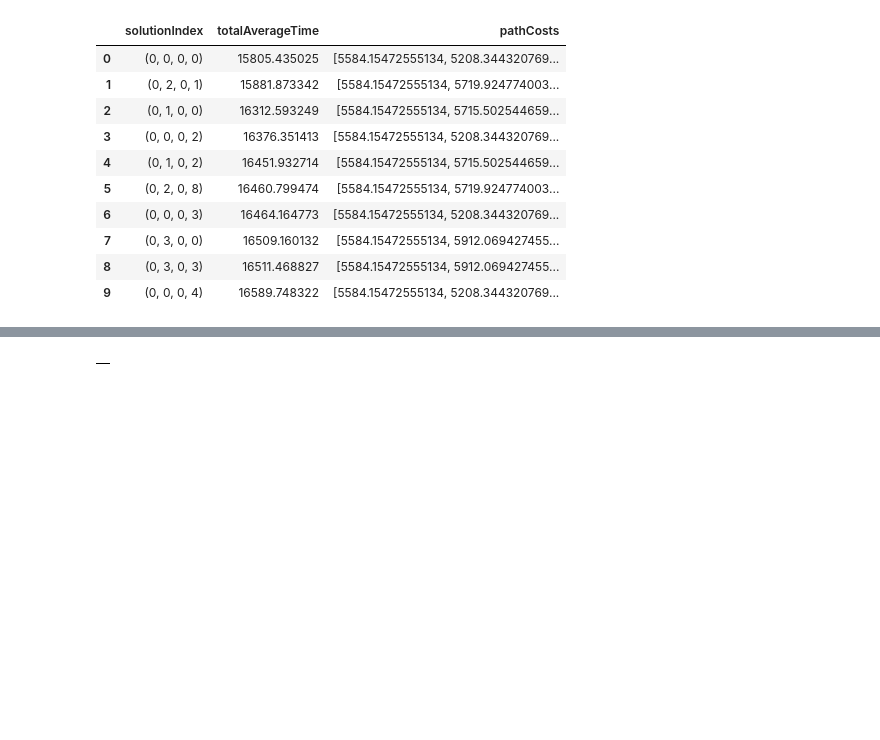
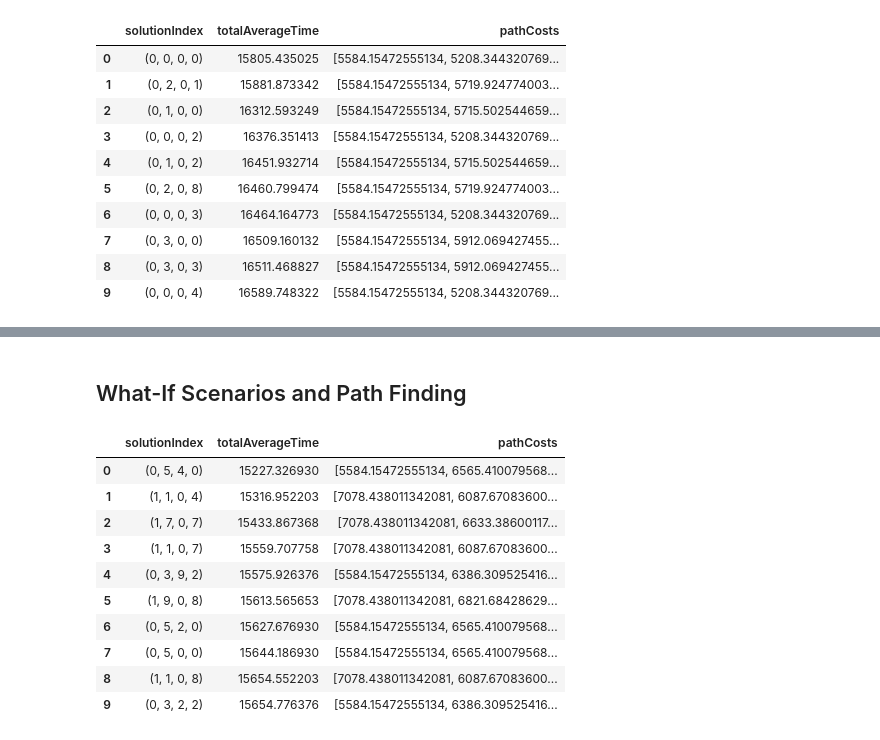
Before and after one commit to neo4j-product-examples/supply-chain-logistics-demo, a Jupyter notebook: part3-path-finding-and-what-if/route-finding-demo.ipynb, the cells around one changed output, grey strips where cells are left out. Cells and saved outputs as stored; diff of their text form; code cells hidden in the pictures; blank space fills up the shorter version.

Commit message:
Part 3 Refactor What-If Analysis, Add Images, Other Cleanup

```diff
--- a/part3-path-finding-and-what-if/route-finding-demo.ipynb
+++ b/part3-path-finding-and-what-if/route-finding-demo.ipynb
@@ -295,5 +235,2 @@ gds.run_cypher('''
 # %% [markdown]
 <img src="img/sandersshire-all-shortest-paths.png" alt="summary" width="1000"/>
-# %%
-# Cleanup: Remove paths
-gds.run_cypher('MATCH()-[r:BEST_PATHS]->() DELETE r')
@@ -411,15 +278,2 @@ gds.run_cypher('''
 # %% [markdown]
 <img src="img/sandersshire-all-shortest-paths.png" alt="summary" width="1000"/>
-# %%
-gds.run_cypher('MATCH()-[r:BEST_YENS_PATH]->() DELETE r')
-
-node_df, rels_df  = format_nodes_and_rels(top_k_df.relationships[1])
-gds.run_cypher('''
-        UNWIND $rels AS rels
-        WITH toInteger(rels.sourceNodeId) AS sourceNodeId,
-            toInteger(rels.targetNodeId) AS targetNodeId,
-            rels.cost AS cost
-        MATCH(n1) WHERE id(n1) = sourceNodeId
-        MATCH(n2) WHERE id(n2) = targetNodeId
-        MERGE(n1)-[r:BEST_YENS_PATH {cost: cost}]->(n2)
-''', params ={'rels': rels_df.to_dict('records')})
@@ -430,5 +284,37 @@ gds.run_cypher('''
-# %%
-# Cleanup: Remove paths
-gds.run_cypher('MATCH()-[r:BEST_YENS_PATH]->() DELETE r')
-# %% [output]
-|  |
+# %% [markdown]
+## What-If Scenarios and Path Finding
+# %%
+node_proj_query = '''
+    MATCH(n)
+    WHERE n:EntryPoint OR n:DepartureWarehouse OR n:DeparturePoint OR n:ArrivalWarehouse OR n:TransferPoint OR n:Destination
+    RETURN id(n) as id, labels(n) as labels
+    '''
+
+relationship_proj_query =  '''
+    MATCH(n0)-[r:RECEPTION|DEPARTURE|TRANSPORT|DELIVERY]->(n1)
+    RETURN id(n0) AS source, id(n1) AS target, type(r) AS type,
+        CASE
+            WHEN n1.name in $delayAirportNames THEN $delayMultiplier * avg(r.effectiveMinutes)
+            ELSE avg(r.effectiveMinutes)
+            END AS averageEffectiveMinutes
+    '''
+# %%
+g.drop()
+g, _ = gds.graph.project.cypher('proj', node_proj_query, relationship_proj_query
+    , parameters = {'delayAirportNames': ['Shanefort'], 'delayMultiplier': 3.0})
+
+top_k_df = ds_utils.top_k_solutions_from_names(gds, g, source_airport_names, target_airport_name).rename(columns={'totalCost':'totalAverageTime'})
+ds_utils.write_solution_to_db(gds, top_k_df.relationships[0], 'BEST_YENS_PATH')
+top_k_df[['solutionIndex', 'totalAverageTime', 'pathCosts']]
+# %% [output]
+|  | solutionIndex | totalAverageTime | pathCosts |
+| 0 | (0, 5, 4, 0) | 15227.326930 | [5584.15472555134, 6565.410079568... |
+| 1 | (1, 1, 0, 4) | 15316.952203 | [7078.438011342081, 6087.67083600... |
+| 2 | (1, 7, 0, 7) | 15433.867368 | [7078.438011342081, 6633.38600117... |
+| 3 | (1, 1, 0, 7) | 15559.707758 | [7078.438011342081, 6087.67083600... |
+| 4 | (0, 3, 9, 2) | 15575.926376 | [5584.15472555134, 6386.309525416... |
+| 5 | (1, 9, 0, 8) | 15613.565653 | [7078.438011342081, 6821.68428629... |
+| 6 | (0, 5, 2, 0) | 15627.676930 | [5584.15472555134, 6565.410079568... |
+| 7 | (0, 5, 0, 0) | 15644.186930 | [5584.15472555134, 6565.410079568... |
+| 8 | (1, 1, 0, 8) | 15654.552203 | [7078.438011342081, 6087.67083600... |
+| 9 | (0, 3, 2, 2) | 15654.776376 | [5584.15472555134, 6386.309525416... |
```
Also changed, not shown: parts of 23 cells of this notebook, 8 other files.
